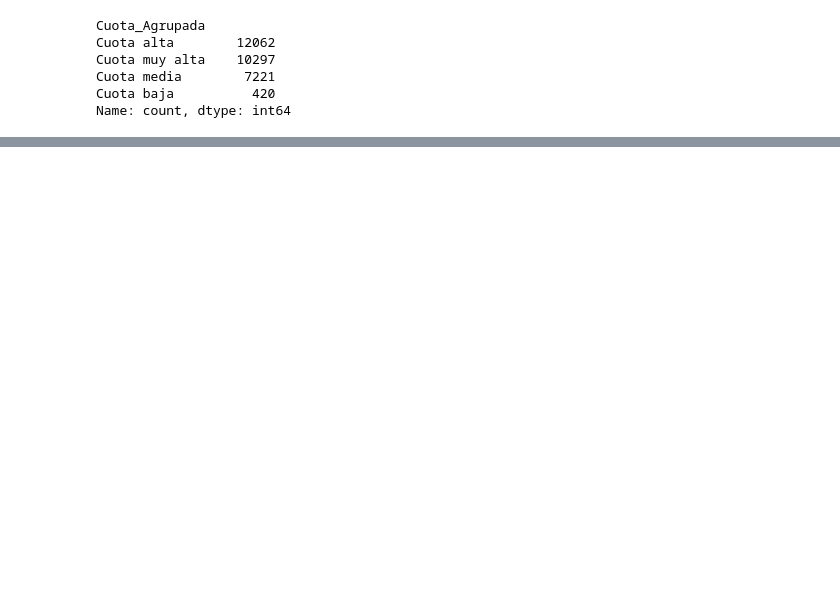
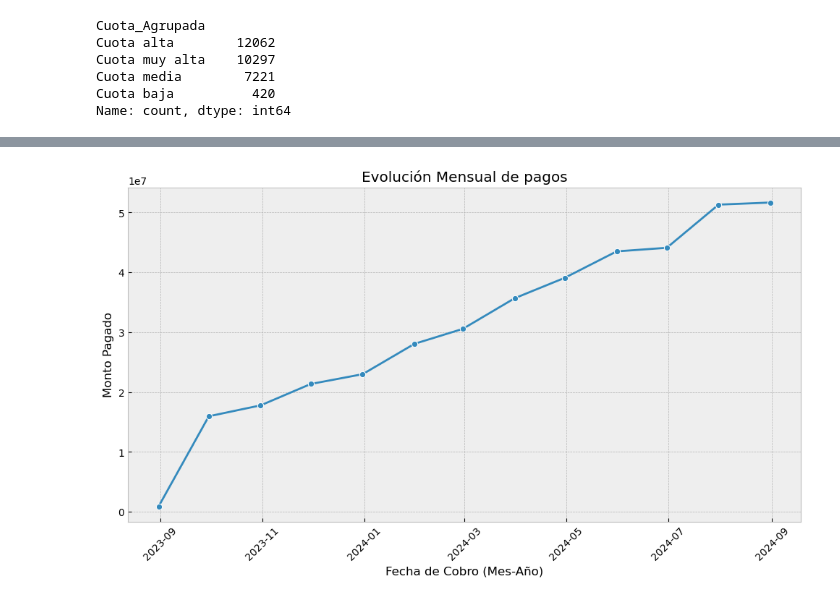
Before and after one commit to NicoPedrosa/data-science-61660, a Jupyter notebook: 1ER PREENTREGA/tabla-cobros.ipynb, the cells around one changed output, grey strips where cells are left out. Cells and saved outputs as stored; diff of their text form; code cells hidden in the pictures; blank space fills up the shorter version.

```diff
--- a/1ER PREENTREGA/tabla-cobros.ipynb
+++ b/1ER PREENTREGA/tabla-cobros.ipynb
@@ -222,0 +245,25 @@ Name: count, dtype: int64
+# %%
+import pandas as pd
+import seaborn as sns
+import matplotlib.pyplot as plt
+
+
+df['Fec. Cobro'] = pd.to_datetime(df['Fec. Cobro'], errors='coerce')
+
+df_grouped = df.groupby(pd.Grouper(key='Fec. Cobro', freq='M'))['Mto. Pagado'].sum().reset_index()
+
+df_grouped = df_grouped.sort_values(by='Fec. Cobro')
+
+plt.figure(figsize=(12, 6))
+
+sns.lineplot(data=df_grouped, x='Fec. Cobro', y='Mto. Pagado', marker='o')
+
+plt.title('Evolución Mensual de pagos')
+plt.xlabel('Fecha de Cobro (Mes-Año)')
+plt.ylabel('Monto Pagado')
+plt.xticks(rotation=45)  # Rotar etiquetas del eje X para mejor legibilidad
+
+# Mostrar gráfico
+plt.show()
+# %% [output]
+[figure, added]
```
Also changed, not shown: parts of 6 cells of this notebook.
